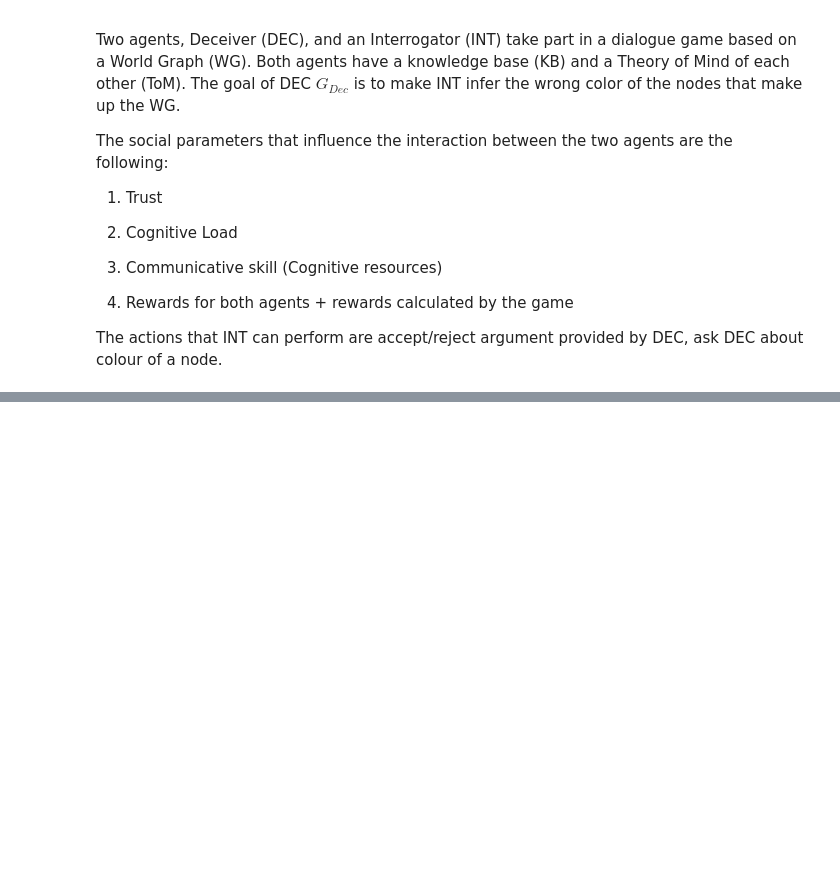
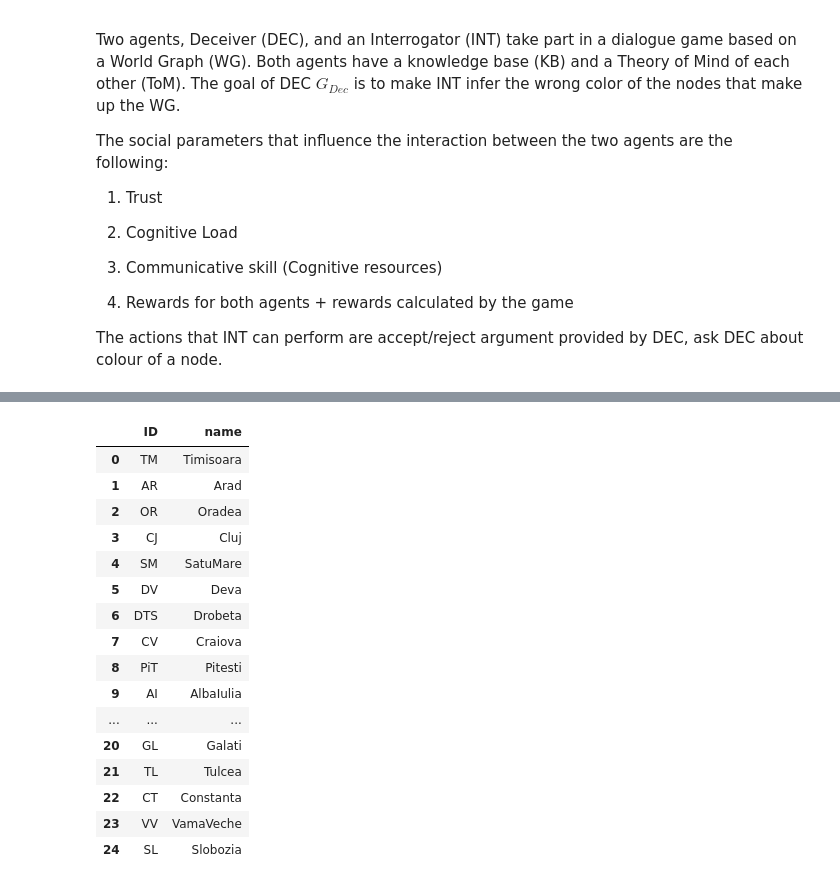
Before and after one commit to ionut94/AutomatedDialogGames, a Jupyter notebook: ADGMaster.ipynb, the cells around one changed output, grey strips where cells are left out. Cells and saved outputs as stored; diff of their text form; code cells hidden in the pictures; blank space fills up the shorter version.

```diff
--- a/ADGMaster.ipynb
+++ b/ADGMaster.ipynb
@@ -221,2 +213,24 @@ test = Game(df,carac, 'M')
+# %%
+# test.batman
+# test.joker
+test.characteristic
+# %% [output]
+|  | ID | name |
+| 0 | TM | Timisoara |
+| 1 | AR | Arad |
+| 2 | OR | Oradea |
+| 3 | CJ | Cluj |
+| 4 | SM | SatuMare |
+| 5 | DV | Deva |
+| 6 | DTS | Drobeta |
+| 7 | CV | Craiova |
+| 8 | PiT | Pitesti |
+| 9 | AI | AlbaIulia |
+| ... | ... | ... |
+| 20 | GL | Galati |
+| 21 | TL | Tulcea |
+| 22 | CT | Constanta |
+| 23 | VV | VamaVeche |
+| 24 | SL | Slobozia |
 # %%
 test.showWG()
```
Also changed, not shown: parts of 22 cells of this notebook, 1 other file.
